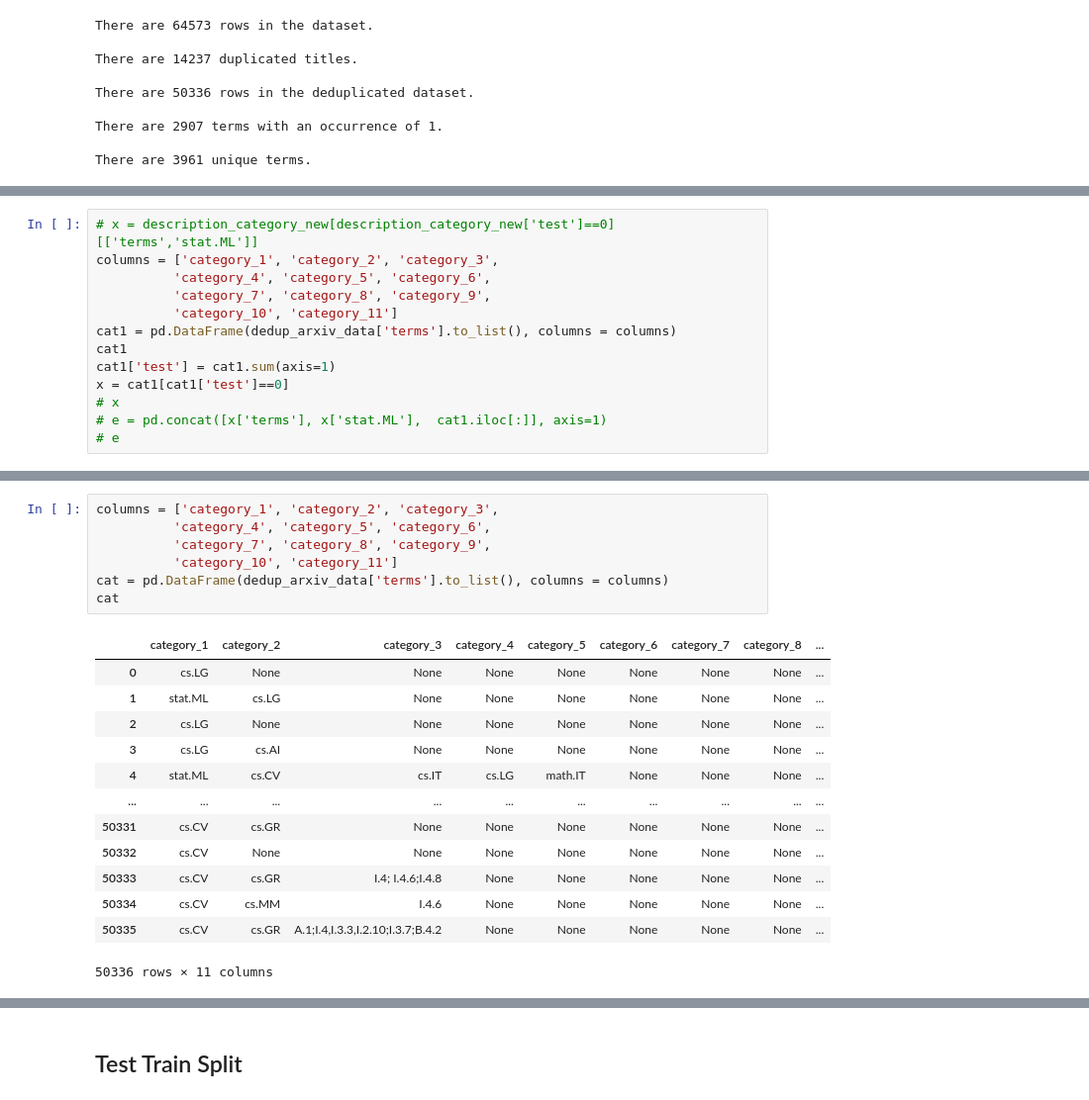
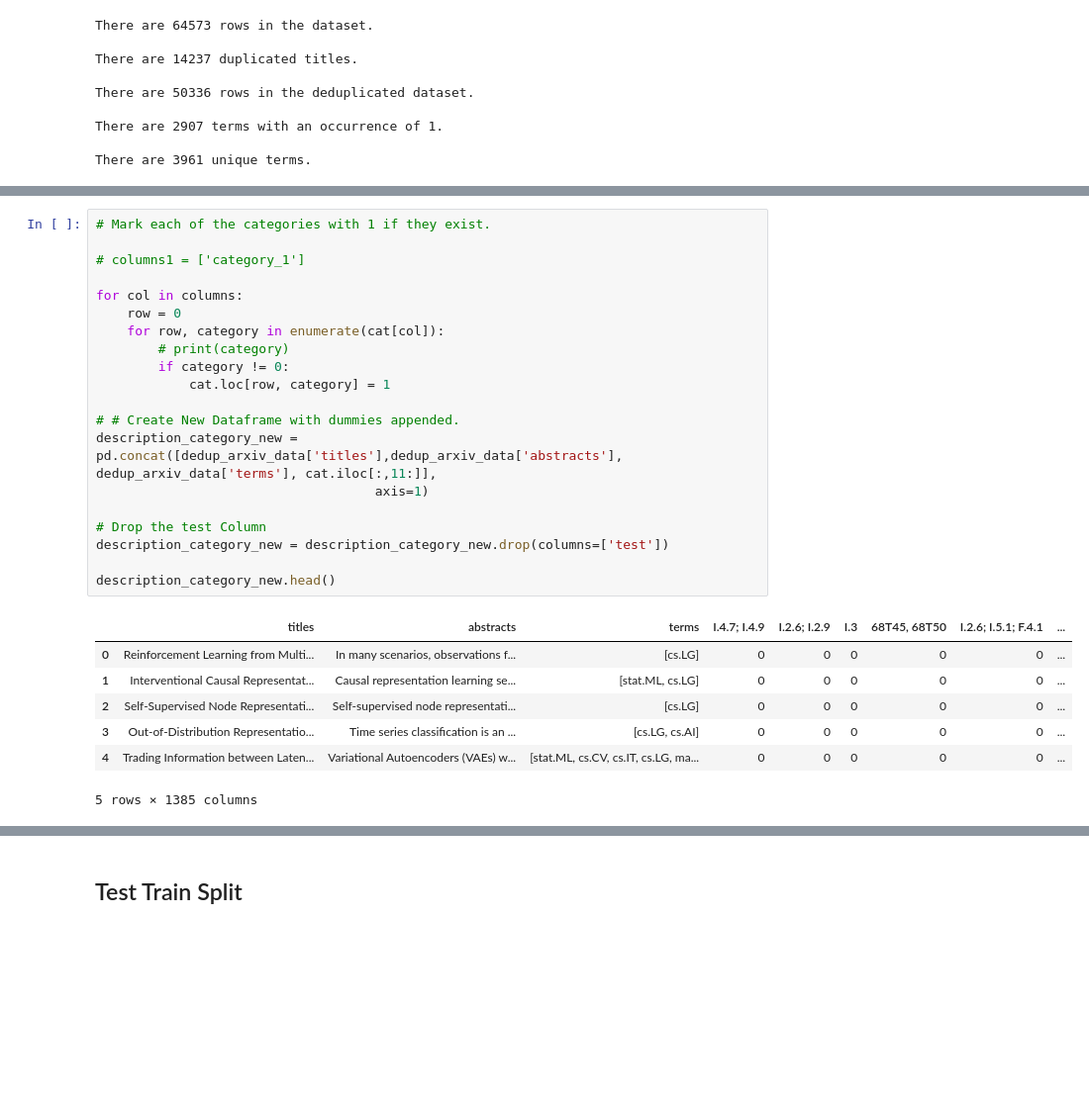
Before and after one commit to ADS-509-01-SP23-Applied-Text-Mining/ADS-509_Final_Project, a Jupyter notebook: ADS-509_Team4-Topic_Modeling_Classification_Model.ipynb, the cells around one changed output, grey strips where cells are left out. Shown at 99% size. Saved outputs shown, nothing was run; the diff lists cells and outputs as text; blank space fills up the shorter version.

```diff
--- a/ADS-509_Team4-Topic_Modeling_Classification_Model.ipynb
+++ b/ADS-509_Team4-Topic_Modeling_Classification_Model.ipynb
@@ -109,13 +125,0 @@ df
-# %%
-# x = description_category_new[description_category_new['test']==0][['terms','stat.ML']]
-columns = ['category_1', 'category_2', 'category_3',
-          'category_4', 'category_5', 'category_6',
-          'category_7', 'category_8', 'category_9',
-          'category_10', 'category_11']
-cat1 = pd.DataFrame(dedup_arxiv_data['terms'].to_list(), columns = columns)
-cat1
-cat1['test'] = cat1.sum(axis=1)
-x = cat1[cat1['test']==0]
-# x
-# e = pd.concat([x['terms'], x['stat.ML'],  cat1.iloc[:]], axis=1)
-# e
@@ -136,24 +126,32 @@ x = cat1[cat1['test']==0]
-# %%
-columns = ['category_1', 'category_2', 'category_3',
-          'category_4', 'category_5', 'category_6',
-          'category_7', 'category_8', 'category_9',
-          'category_10', 'category_11']
-cat = pd.DataFrame(dedup_arxiv_data['terms'].to_list(), columns = columns)
-cat
-# %% [output]
-|  | category_1 | category_2 | category_3 | category_4 | category_5 | category_6 | category_7 | category_8 | ... |
-| 0 | cs.LG | None | None | None | None | None | None | None | ... |
-| 1 | stat.ML | cs.LG | None | None | None | None | None | None | ... |
-| 2 | cs.LG | None | None | None | None | None | None | None | ... |
-| 3 | cs.LG | cs.AI | None | None | None | None | None | None | ... |
-| 4 | stat.ML | cs.CV | cs.IT | cs.LG | math.IT | None | None | None | ... |
-| ... | ... | ... | ... | ... | ... | ... | ... | ... | ... |
-| 50331 | cs.CV | cs.GR | None | None | None | None | None | None | ... |
-| 50332 | cs.CV | None | None | None | None | None | None | None | ... |
-| 50333 | cs.CV | cs.GR | I.4; I.4.6;I.4.8 | None | None | None | None | None | ... |
-| 50334 | cs.CV | cs.MM | I.4.6 | None | None | None | None | None | ... |
-| 50335 | cs.CV | cs.GR | A.1;I.4,I.3.3,I.2.10;I.3.7;B.4.2 | None | None | None | None | None | ... |
-50336 rows × 11 columns
+# %%
+# Mark each of the categories with 1 if they exist.
+
+# columns1 = ['category_1']
+
+for col in columns:
+    row = 0
+    for row, category in enumerate(cat[col]):
+        # print(category)
+        if category != 0:
+            cat.loc[row, category] = 1
+
+# # Create New Dataframe with dummies appended.
+description_category_new = pd.concat([dedup_arxiv_data['titles'],dedup_arxiv_data['abstracts'],
+dedup_arxiv_data['terms'], cat.iloc[:,11:]],
+                                    axis=1)
+
+# Drop the test Column
+description_category_new = description_category_new.drop(columns=['test'])
+
+description_category_new.head()
+# %% [output]
+|  | titles | abstracts | terms | I.4.7; I.4.9 | I.2.6; I.2.9 | I.3 | 68T45, 68T50 | I.2.6; I.5.1; F.4.1 | ... |
+| 0 | Reinforcement Learning from Multi... | In many scenarios, observations f... | [cs.LG] | 0 | 0 | 0 | 0 | 0 | ... |
+| 1 | Interventional Causal Representat... | Causal representation learning se... | [stat.ML, cs.LG] | 0 | 0 | 0 | 0 | 0 | ... |
+| 2 | Self-Supervised Node Representati... | Self-supervised node representati... | [cs.LG] | 0 | 0 | 0 | 0 | 0 | ... |
+| 3 | Out-of-Distribution Representatio... | Time series classification is an ... | [cs.LG, cs.AI] | 0 | 0 | 0 | 0 | 0 | ... |
+| 4 | Trading Information between Laten... | Variational Autoencoders (VAEs) w... | [stat.ML, cs.CV, cs.IT, cs.LG, ma... | 0 | 0 | 0 | 0 | 0 | ... |
+5 rows × 1385 columns
 # %%
 cat.isnull().values.any()
 # %% [output]
```
Also changed, not shown: parts of 19 cells of this notebook.
